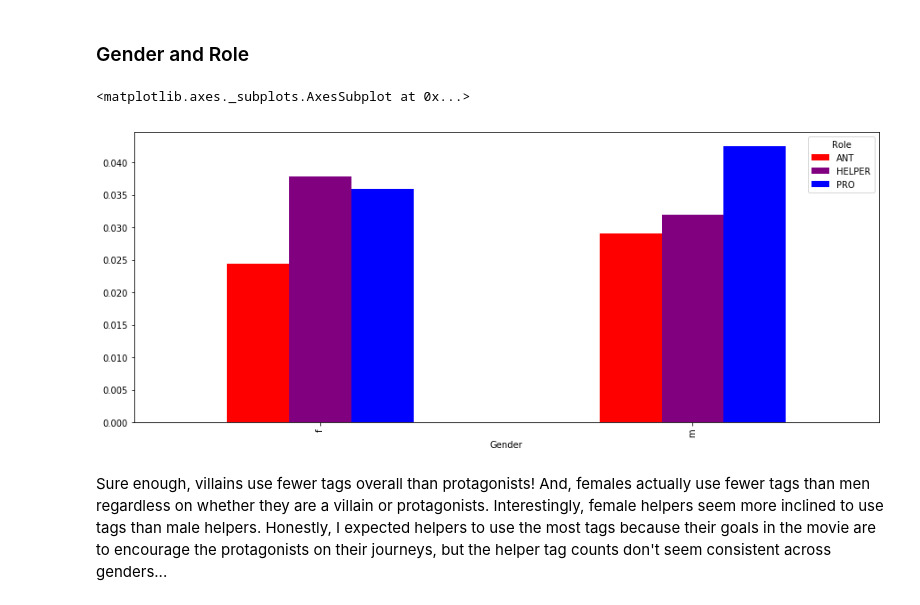
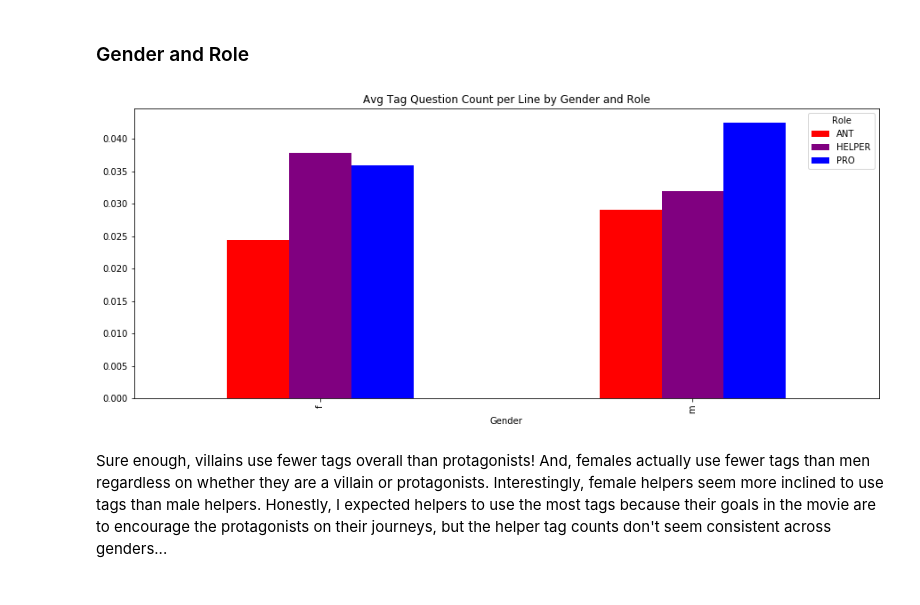
Before and after one commit to Data-Science-for-Linguists-2019/Animated-Movie-Gendered-Dialogue, a Jupyter notebook: code/Tag_Questions.ipynb, the cells around one changed output. Saved outputs shown, nothing was run; the diff lists cells and outputs as text; code cells hidden in the pictures.

Commit message:
final graphs

```diff
--- a/code/Tag_Questions.ipynb
+++ b/code/Tag_Questions.ipynb
@@ -156,9 +156,10 @@ movies_role_gen_df = movies_df[(movies_df.Gender != 'n') & (movies_df.Role != 'N
 # %%
 tag_by_gen_role = movies_role_gen_df.groupby(['Gender','Role'])['Tags'].describe()['mean']
 tag_by_gen_role.unstack().plot.bar(color=['red', 'purple', 'blue'], figsize=(15,6))
+plt.title("Avg Tag Question Count per Line by Gender and Role")
+plt.savefig(r"C:\Users\cassi\Desktop\Data_Science\Animated-Movie-Gendered-Dialogue\images\tagq_gen_role.png")
 # %% [output]
-<matplotlib.axes._subplots.AxesSubplot at 0x...>
-[figure, old version]
+[figure, new version]
 # %% [markdown]
 Sure enough, villains use fewer tags overall than protagonists! And, females actually use fewer tags than men regardless on whether they are a villain or protagonists. Interestingly, female helpers seem more inclined to use tags than male helpers. Honestly, I expected helpers to use the most tags because their goals in the movie are to encourage the protagonists on their journeys, but the helper tag counts don't seem consistent across genders...
 # %% [markdown]
```
Also changed, not shown: 5 other files.
